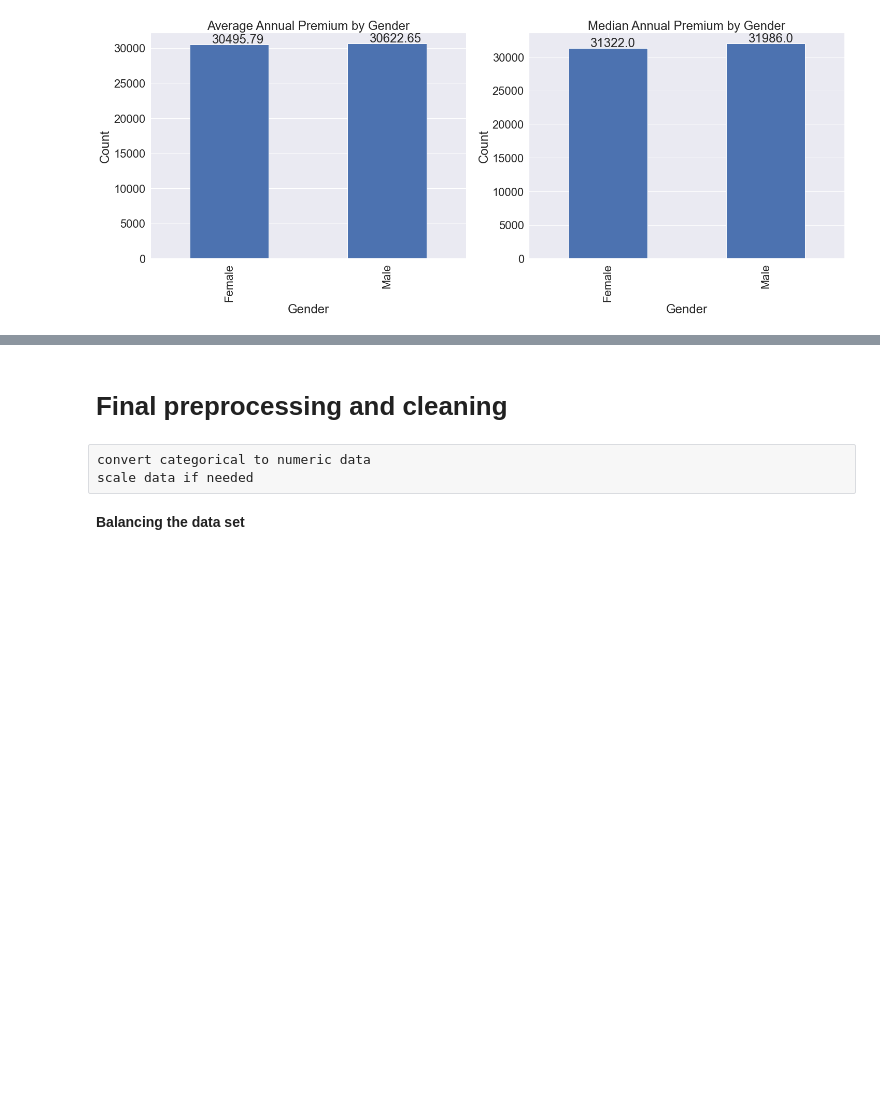
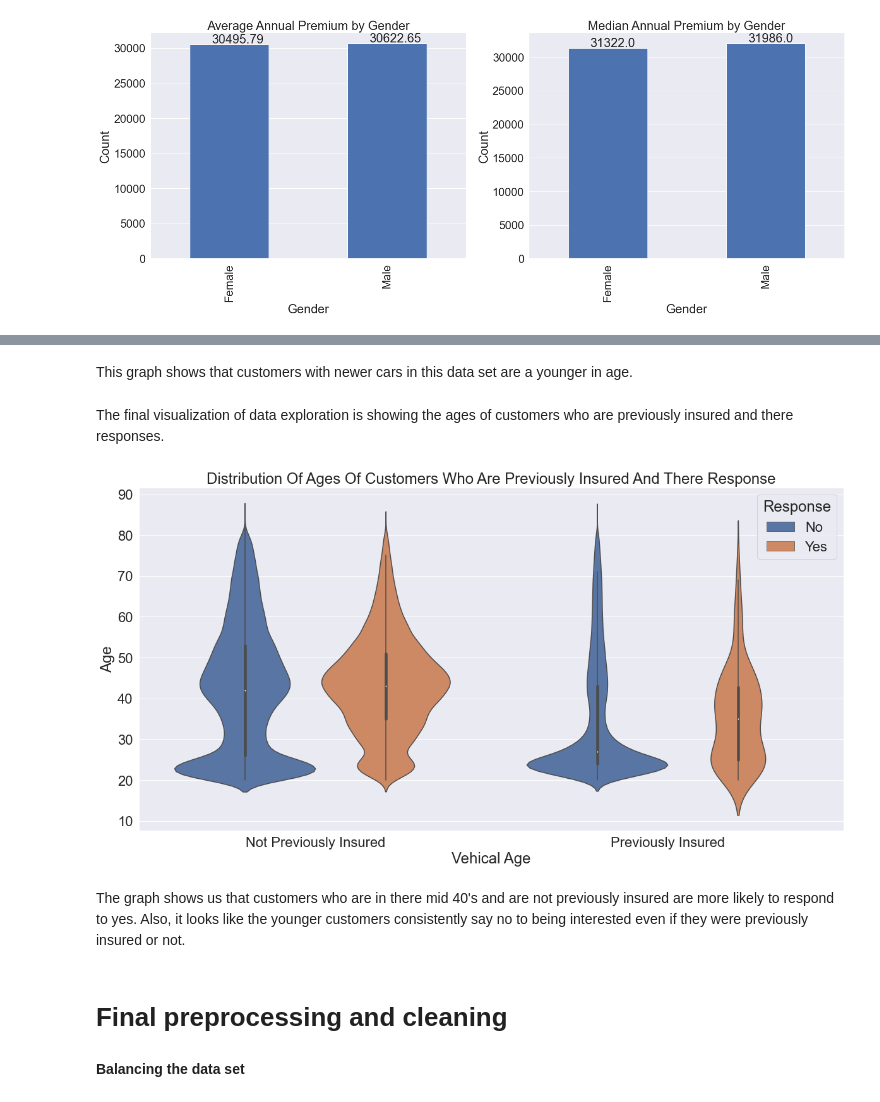
Before and after one commit to krndxs/CST383, a Jupyter notebook: car_insurance_predictions.ipynb, the cells around one changed output, grey strips where cells are left out. Saved outputs shown, nothing was run; the diff lists cells and outputs as text; code cells hidden in the pictures; blank space fills up the shorter version.

```diff
--- a/car_insurance_predictions.ipynb
+++ b/car_insurance_predictions.ipynb
@@ -303,8 +302,22 @@ plots of data over time (if applicable)
+# %% [markdown]
+This graph shows that customers with newer cars in this data set are a younger in age.
+# %% [markdown]
+The final visualization of data exploration is showing the ages of customers who are previously insured and there responses.
+# %%
+ax = sns.violinplot(data=df, x='Previously_Insured', y='Age', hue='Response')
+plt.title('Distribution Of Ages Of Customers Who Are Previously Insured And There Response')
+plt.xlabel('Vehical Age')
+leg = ax.get_legend()
+leg.set_title('Response')
+new_labels = ['No', 'Yes']
+plt.xticks([0,1],('Not Previously Insured', 'Previously Insured'), rotation=0)
+for t, l in zip(leg.texts, new_labels): t.set_text(l)
+# %% [output]
+[figure, added]
+# %% [markdown]
+The graph shows us that customers who are in there mid 40's and are not previously insured are more likely to respond to yes. Also, it looks like the younger customers consistently say no to being interested even if they were previously insured or not.
 # %% [markdown]
 <h1> Final preprocessing and cleaning </h1>
-# %% [raw]
-convert categorical to numeric data
-scale data if needed
 # %% [markdown]
 <b> Balancing the data set </b>
 # %% [markdown]
```
Also changed, not shown: parts of 60 cells of this notebook.
